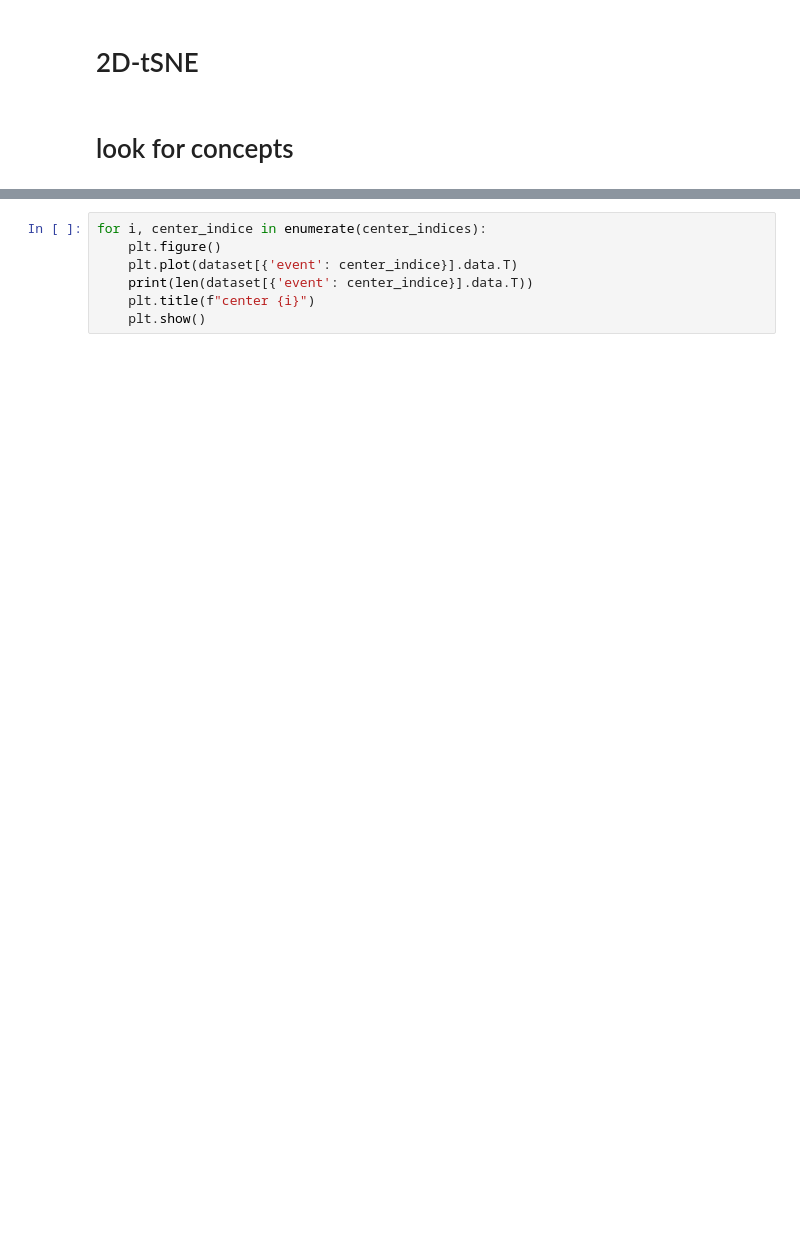
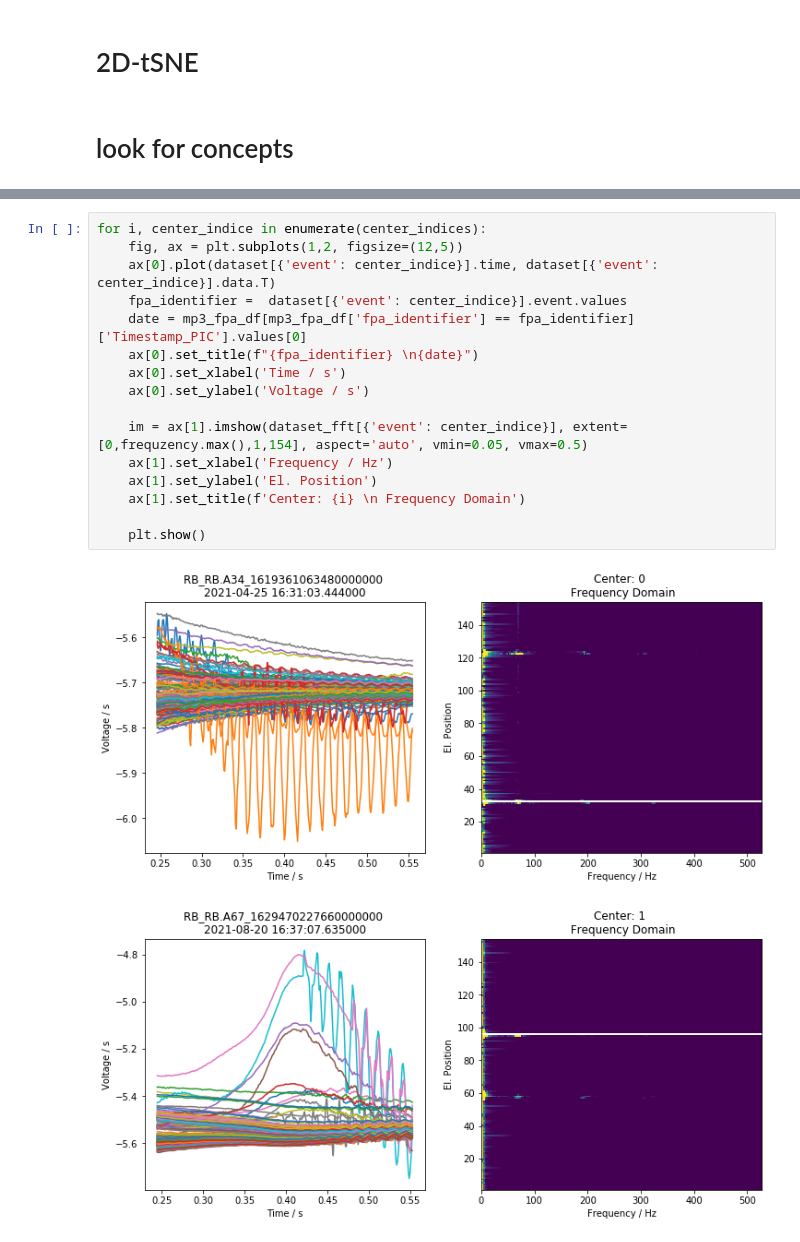
Before and after one commit to cobermai/lhc_anomaly_detection, a Jupyter notebook: notebooks/RB_FPA_analysis_prim_quench.ipynb, the cells around one changed output, grey strips where cells are left out. Saved outputs shown, nothing was run; the diff lists cells and outputs as text; blank space fills up the shorter version.

```diff
--- a/notebooks/RB_FPA_analysis_prim_quench.ipynb
+++ b/notebooks/RB_FPA_analysis_prim_quench.ipynb
@@ -338,7 +442,19 @@ plt.show()
 # %%
 for i, center_indice in enumerate(center_indices):
-    plt.figure()
-    plt.plot(dataset[{'event': center_indice}].data.T)
-    print(len(dataset[{'event': center_indice}].data.T))
-    plt.title(f"center {i}")
+    fig, ax = plt.subplots(1,2, figsize=(12,5))
+    ax[0].plot(dataset[{'event': center_indice}].time, dataset[{'event': center_indice}].data.T)
+    fpa_identifier =  dataset[{'event': center_indice}].event.values
+    date = mp3_fpa_df[mp3_fpa_df['fpa_identifier'] == fpa_identifier]['Timestamp_PIC'].values[0]
+    ax[0].set_title(f"{fpa_identifier} \n{date}")
+    ax[0].set_xlabel('Time / s')
+    ax[0].set_ylabel('Voltage / s')
+
+    im = ax[1].imshow(dataset_fft[{'event': center_indice}], extent=[0,frequzency.max(),1,154], aspect='auto', vmin=0.05, vmax=0.5)
+    ax[1].set_xlabel('Frequency / Hz')
+    ax[1].set_ylabel('El. Position')
+    ax[1].set_title(f'Center: {i} \n Frequency Domain')
+
     plt.show()
+# %% [output]
+[figure, added]
+[figure, added]
```
Also changed, not shown: parts of 29 cells of this notebook, 4 other files.
